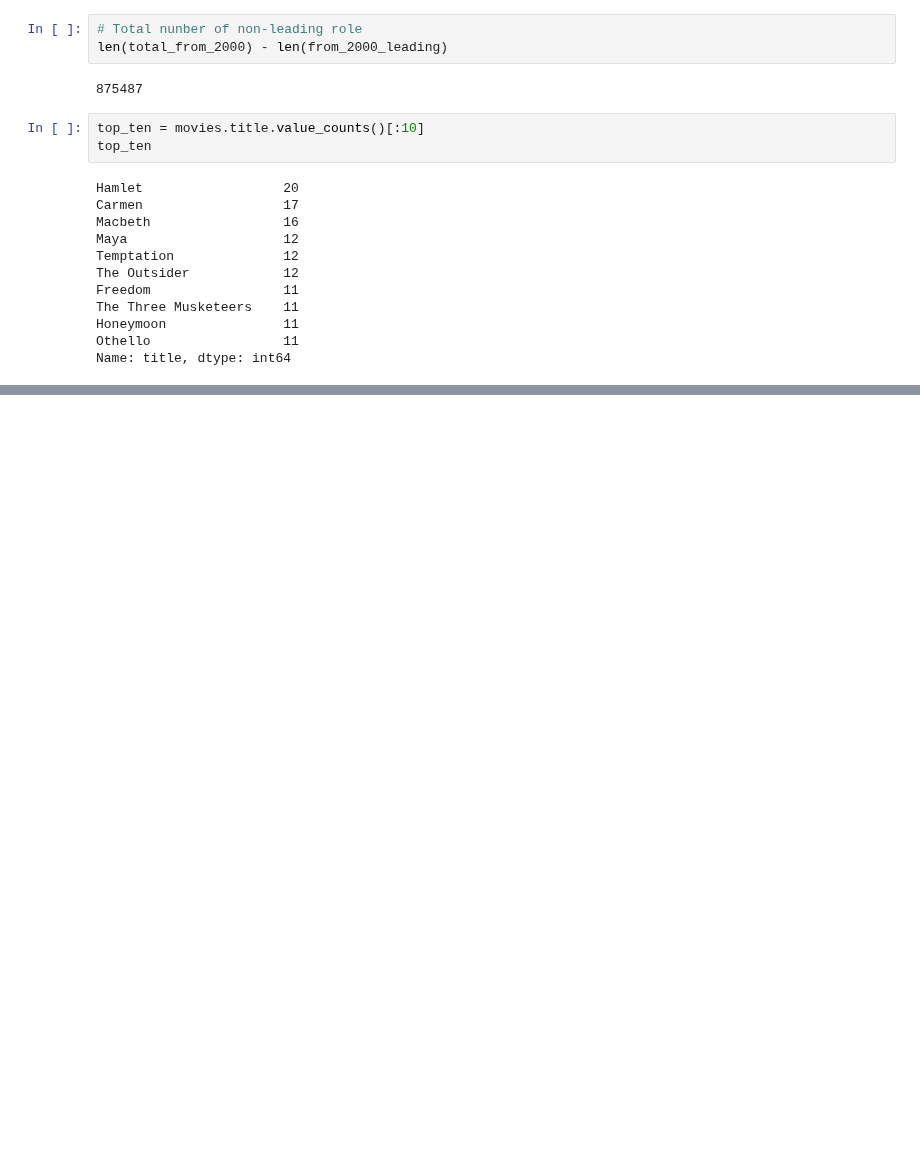
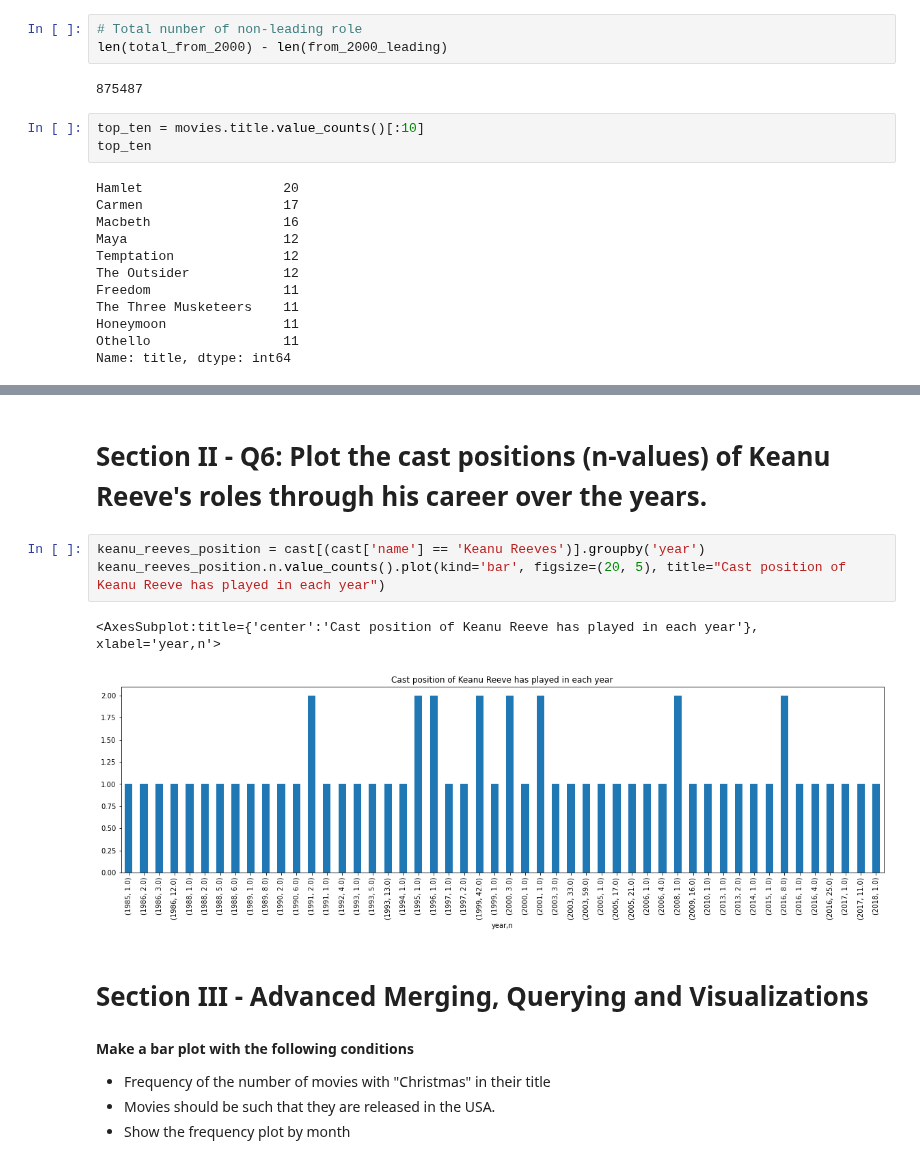
Before and after one commit to springboard-curriculum/mec-mini-projects, a Jupyter notebook: mec-5.3.10-data-wranging-with-pandas-mini-project/mec-5.3.10-data-wranging-with-panda.ipynb, the cells around one changed output, grey strips where cells are left out. Drawn from its saved outputs; the diff is of its cells as text; blank space fills up the shorter version.

```diff
--- a/mec-5.3.10-data-wranging-with-pandas-mini-project/mec-5.3.10-data-wranging-with-panda.ipynb
+++ b/mec-5.3.10-data-wranging-with-pandas-mini-project/mec-5.3.10-data-wranging-with-panda.ipynb
@@ -593,0 +499,15 @@ ian_mckellen.date.dt.year.value_counts().sort_index().plot(kind='bar', title='Ye
+# %% [markdown]
+# Section II - Q6: Plot the cast positions (n-values) of Keanu Reeve's roles through his career over the years.
+# %%
+keanu_reeves_position = cast[(cast['name'] == 'Keanu Reeves')].groupby('year')
+keanu_reeves_position.n.value_counts().plot(kind='bar', figsize=(20, 5), title="Cast position of Keanu Reeve has played in each year")
+# %% [output]
+<AxesSubplot:title={'center':'Cast position of Keanu Reeve has played in each year'}, xlabel='year,n'>
+[figure, added]
+# %% [markdown]
+# Section III - Advanced Merging, Querying and Visualizations
+# %% [markdown]
+ **Make a bar plot with the following conditions**
+- Frequency of the number of movies with "Christmas" in their title
+- Movies should be such that they are released in the USA.
+- Show the frequency plot by month
```
Also changed, not shown: parts of 68 cells of this notebook.
